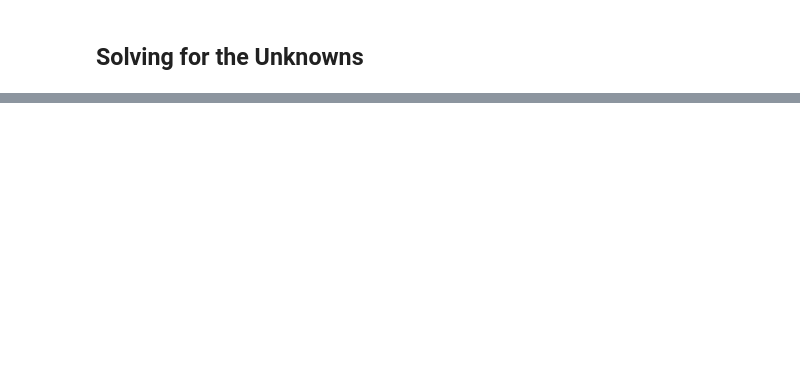
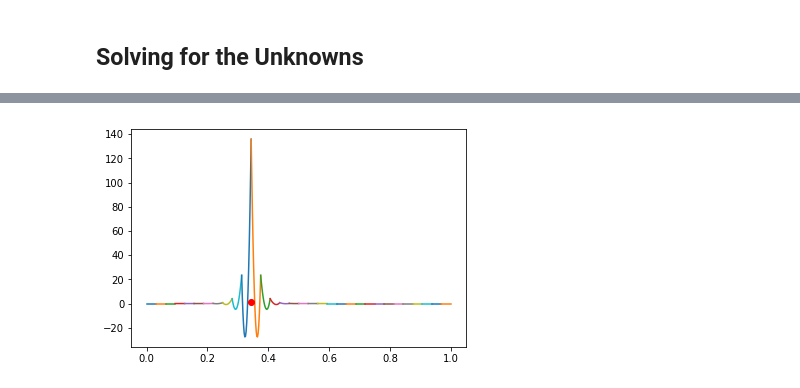
Before and after one commit to nicolacavallini/fem_intro, a Jupyter notebook: fem_playgroud.ipynb, the cells around one changed output, grey strips where cells are left out. Saved outputs shown, nothing was run; the diff lists cells and outputs as text; code cells hidden in the pictures; blank space fills up the shorter version.

```diff
--- a/fem_playgroud.ipynb
+++ b/fem_playgroud.ipynb
@@ -243,0 +248,30 @@ for i in range(int(n)):
+# %%
+#points = [np.pi/2.]
+
+print triangulation
+print delta_x
+
+points = [triangulation[triangulation.shape[0]/3]]
+
+print points
+
+
+f = np.zeros((int(degree*n+1),))
+
+for p in points:
+    el_id = np.floor(p/delta_x)
+    local_dofs = np.arange(int(degree*el_id),int(degree*(el_id+1)+1))
+    print "el_id = ", el_id
+    #print p
+    pb = get_pull_back(el_id,delta_x)
+    xi = pb(p)
+    print "p = ", p
+    print "xi = ", xi
+    phi_val = np.zeros((degree+1,))
+    for i in range(degree+1):
+        phi_val[i] = V[i](xi)
+    print phi_val
+    f[local_dofs]+= phi_val
+
+u = np.linalg.solve(A, f)
+print u
@@ -243,0 +296,15 @@ for i in range(int(n)):
+# %%
+xi = np.linspace(0,1,2**4)
+for i in range(int(n)):
+    lm = push_forward(i,delta_x)
+    local_dofs = np.arange(int(degree*i),int(degree*(i+1)+1))
+    x = lm(xi)
+    sol = np.zeros(x.shape)
+    for i in range(degree+1):
+        sol+=u[local_dofs[i]]*V[i](xi)
+    plot(x,sol)
+
+for p in points:
+    plot(p,1,'or')
+# %% [output]
+[figure, added]
```
Also changed, not shown: parts of 10 cells of this notebook.
